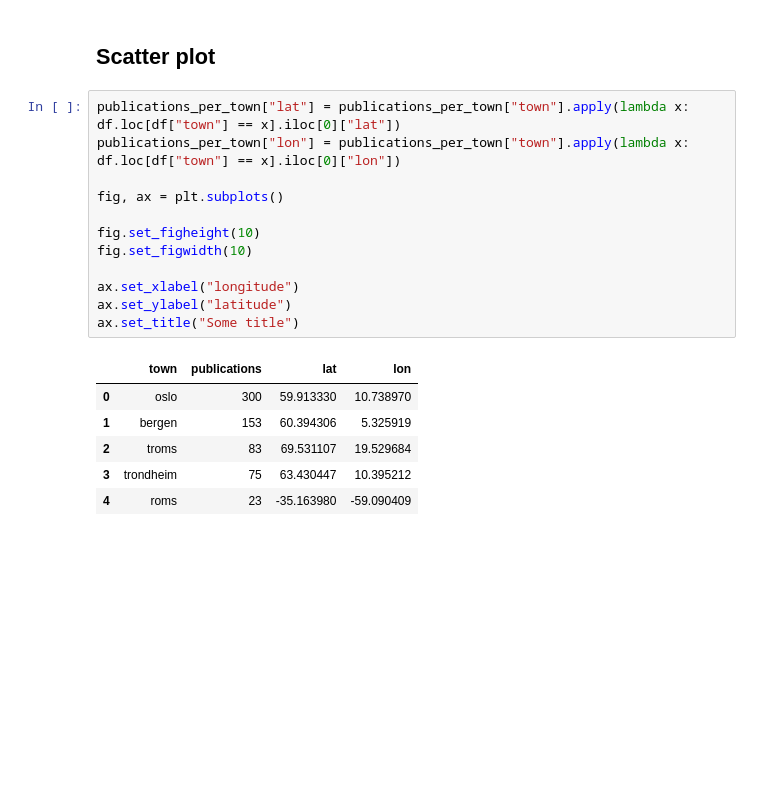
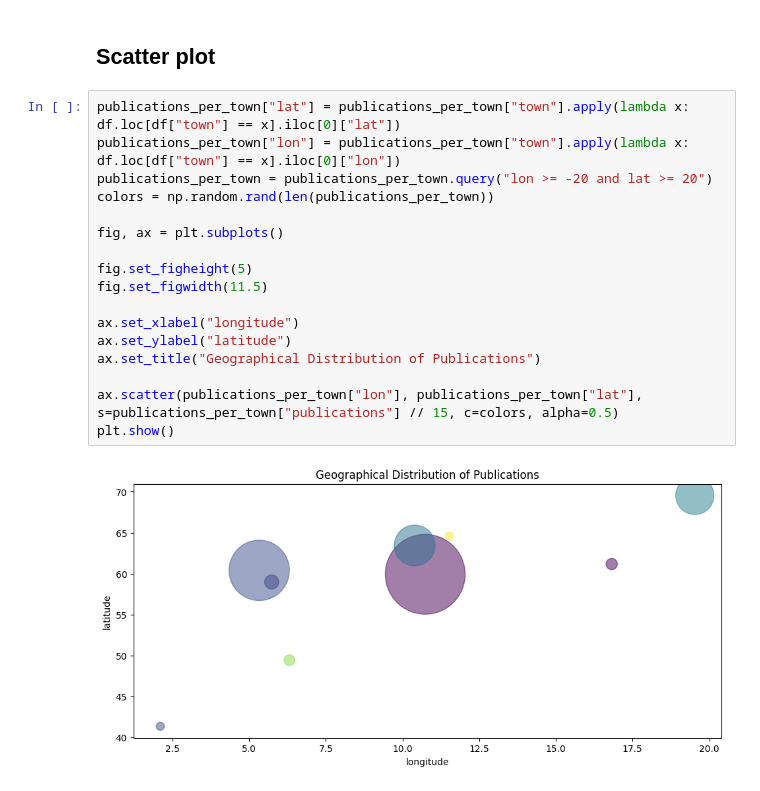
Before and after one commit to Azalurg/Data-Science-and-ML, a Jupyter notebook: matplotlib_project.ipynb, the cells around one changed output. Saved outputs shown, nothing was run; the diff lists cells and outputs as text; blank space fills up the shorter version.

```diff
--- a/matplotlib_project.ipynb
+++ b/matplotlib_project.ipynb
@@ -45,19 +53,19 @@ plt.show()
 # %%
 publications_per_town["lat"] = publications_per_town["town"].apply(lambda x: df.loc[df["town"] == x].iloc[0]["lat"])
 publications_per_town["lon"] = publications_per_town["town"].apply(lambda x: df.loc[df["town"] == x].iloc[0]["lon"])
+publications_per_town = publications_per_town.query("lon >= -20 and lat >= 20")
+colors = np.random.rand(len(publications_per_town))
 
 fig, ax = plt.subplots()
 
-fig.set_figheight(10)
-fig.set_figwidth(10)
+fig.set_figheight(5)
+fig.set_figwidth(11.5)
 
 ax.set_xlabel("longitude")
 ax.set_ylabel("latitude")
-ax.set_title("Some title")
+ax.set_title("Geographical Distribution of Publications")
+
+ax.scatter(publications_per_town["lon"], publications_per_town["lat"], s=publications_per_town["publications"] // 15, c=colors, alpha=0.5)
+plt.show()
 # %% [output]
-|  | town | publications | lat | lon |
-| 0 | oslo | 300 | 59.913330 | 10.738970 |
-| 1 | bergen | 153 | 60.394306 | 5.325919 |
-| 2 | troms | 83 | 69.531107 | 19.529684 |
-| 3 | trondheim | 75 | 63.430447 | 10.395212 |
-| 4 | roms | 23 | -35.163980 | -59.090409 |
+[figure, added]
```
Also changed, not shown: parts of 4 cells of this notebook.
